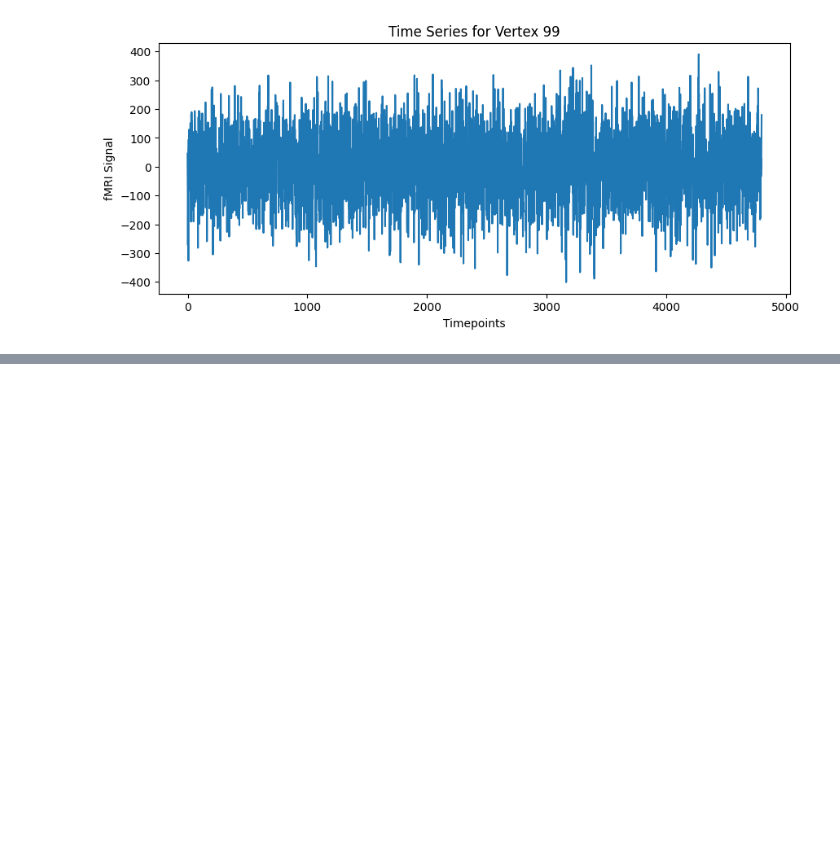
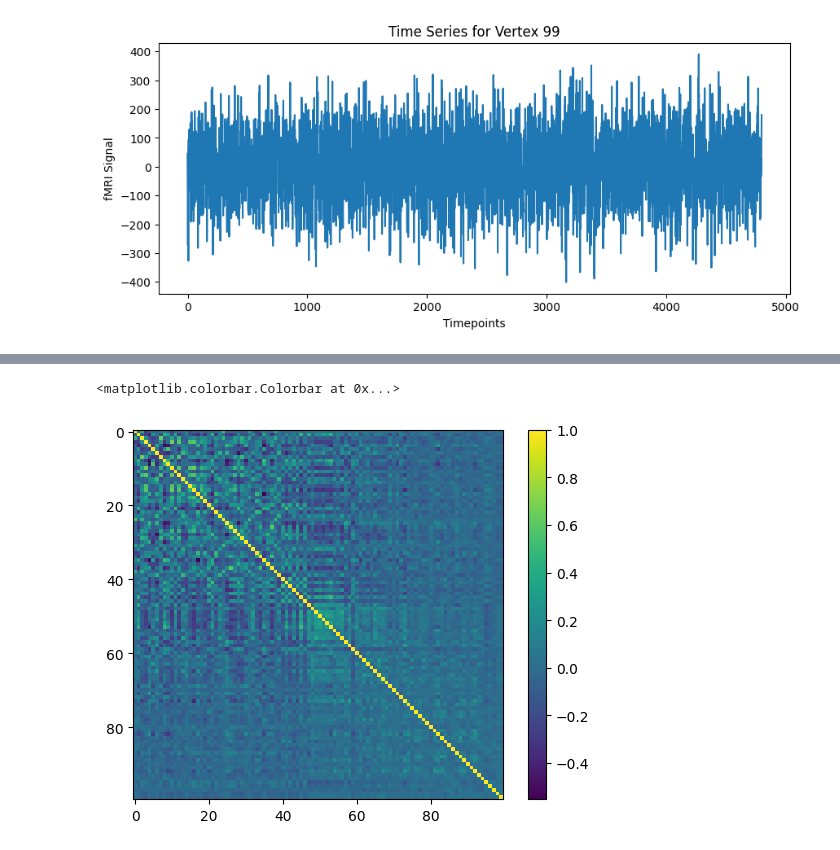
Before and after one commit to vickyli1015/DSC180-Functional-Connectivity-Project, a Jupyter notebook: anastasiya.ipynb, the cells around one changed output, grey strips where cells are left out. Cells and saved outputs as stored; diff of their text form; code cells hidden in the pictures; blank space fills up the shorter version.

```diff
--- a/anastasiya.ipynb
+++ b/anastasiya.ipynb
@@ -15 +14,4 @@ len(os.listdir("HCP_PTN1200/node_timeseries/3T_HCP1200_MSMAll_d100_ts2"))
+# %%
+paths_100 = [make_path(i) for i in sub_list[:100]]
+sub_data = [data_uploader(path) for path in paths_100]
 # %%
@@ -59,0 +100,2 @@ plt.show()
+# %%
+sub_data_var1 = np.array([sub/ sub.std(axis=0) for sub in sub_data]) #sub_data[1] / sub_data[1].std(axis=0)
@@ -59,0 +126,10 @@ plt.show()
+# %%
+#average each region signal across all subjects
+X = sub_data_var1.mean(axis=0)
+corr = np.corrcoef(X.T)
+# %%
+plt.imshow(corr, cmap='viridis')
+plt.colorbar()
+# %% [output]
+<matplotlib.colorbar.Colorbar at 0x...>
+[figure, added]
```
Also changed, not shown: parts of 24 cells of this notebook.
